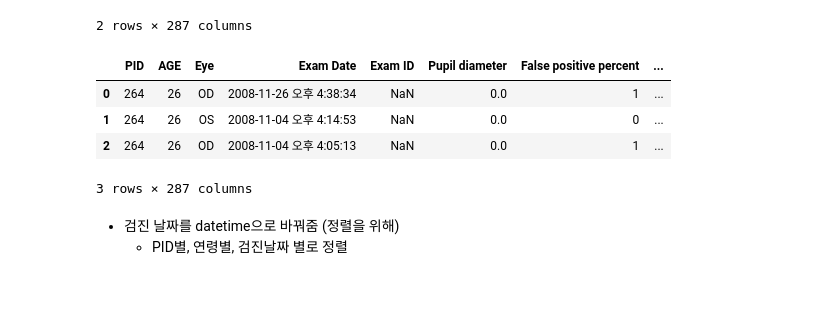
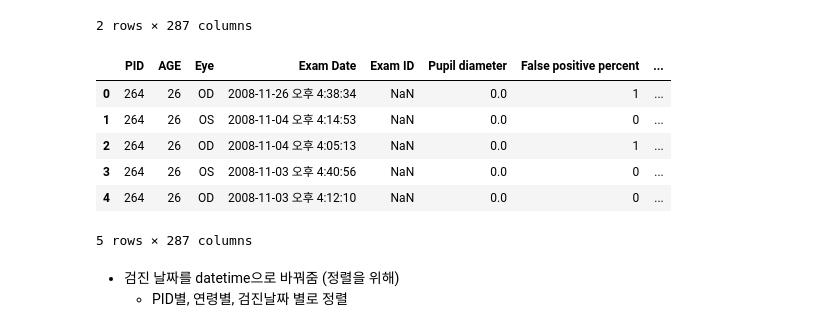
Before and after one commit to herjh0405/Glaucoma, a Jupyter notebook: 001. Data_Preprocessing&Visualization.ipynb, the cells around one changed output. Cells and saved outputs as stored; diff of their text form; code cells hidden in the pictures; blank space fills up the shorter version.

```diff
--- a/001. Data_Preprocessing&Visualization.ipynb
+++ b/001. Data_Preprocessing&Visualization.ipynb
@@ -37,13 +33,15 @@ df_sam1.head()
 | 1 | 1 | 71 | OS | 2005-03-18 오후 1:08:41 | NaN | 0.0 | 5 | ... |
 2 rows × 287 columns
 # %%
-df_sam2.head(3)
+df_sam2.head()
 # %% [output]
 |  | PID | AGE | Eye | Exam Date | Exam ID | Pupil diameter | False positive percent | ... |
 | 0 | 264 | 26 | OD | 2008-11-26 오후 4:38:34 | NaN | 0.0 | 1 | ... |
 | 1 | 264 | 26 | OS | 2008-11-04 오후 4:14:53 | NaN | 0.0 | 0 | ... |
 | 2 | 264 | 26 | OD | 2008-11-04 오후 4:05:13 | NaN | 0.0 | 1 | ... |
+| 3 | 264 | 26 | OS | 2008-11-03 오후 4:40:56 | NaN | 0.0 | 0 | ... |
+| 4 | 264 | 26 | OD | 2008-11-03 오후 4:12:10 | NaN | 0.0 | 0 | ... |
-3 rows × 287 columns
+5 rows × 287 columns
 # %% [markdown]
 * 검진 날짜를 datetime으로 바꿔줌 (정렬을 위해)
     * PID별, 연령별, 검진날짜 별로 정렬
```
Also changed, not shown: parts of 5 cells of this notebook, 3 other files.
